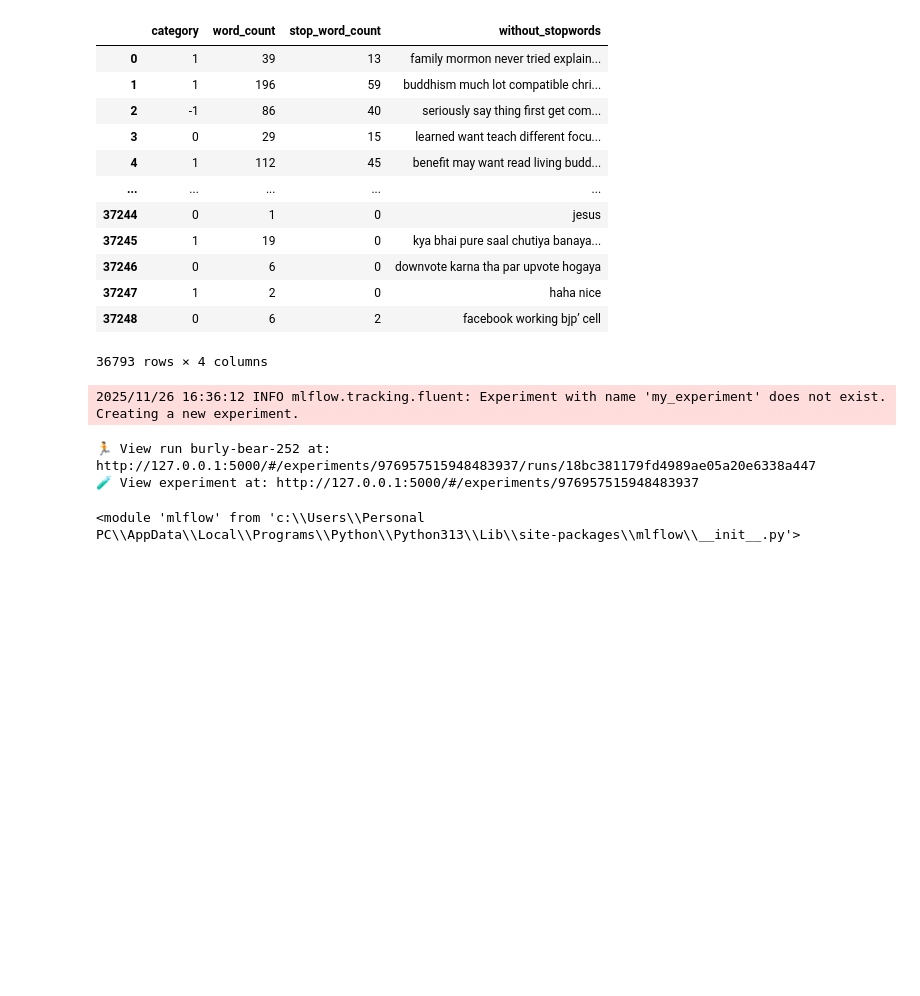
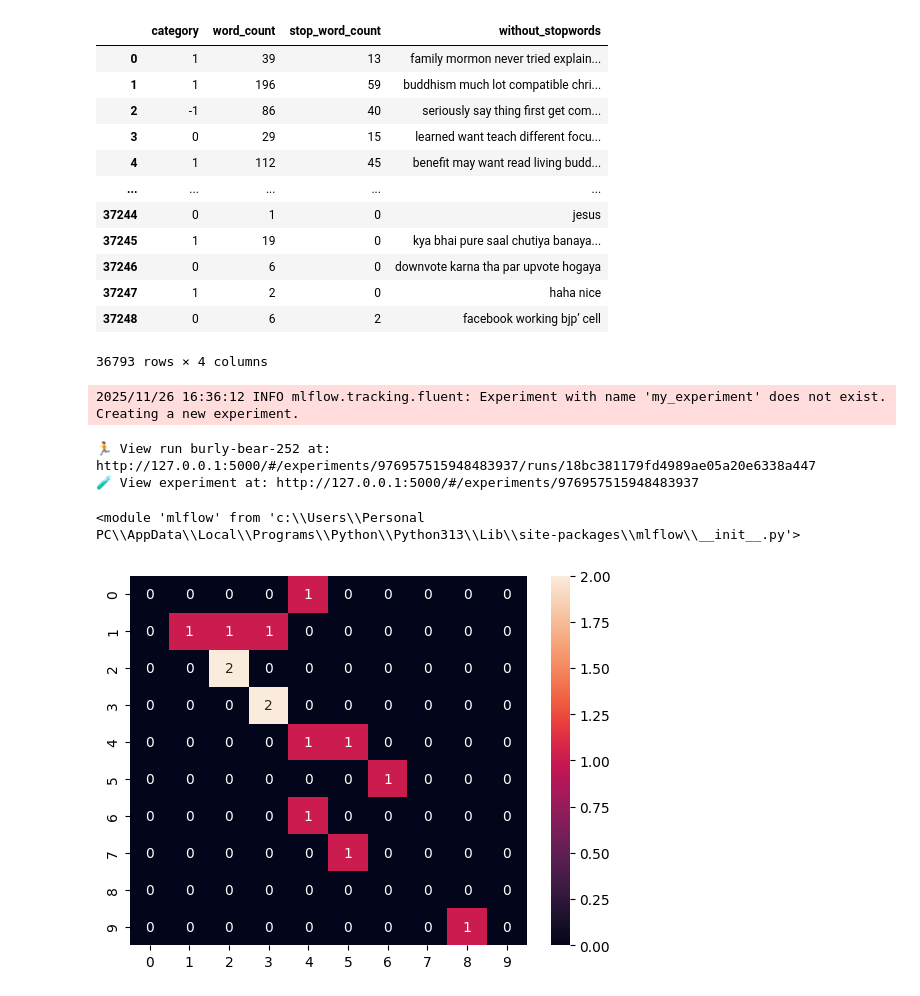
Before and after one commit to raj-coding1/youtube-comment-analysis, a Jupyter notebook: python-boilerplate/notebook/data-preprocess.ipynb, the cells around one changed output. Cells and saved outputs as stored; diff of their text form; code cells hidden in the pictures; blank space fills up the shorter version.

```diff
--- a/python-boilerplate/notebook/data-preprocess.ipynb
+++ b/python-boilerplate/notebook/data-preprocess.ipynb
@@ -468,3 +468,14 @@ with mlflow.start_run():
 mlflow
 # %% [output]
 <module 'mlflow' from 'c:\\Users\\Personal PC\\AppData\\Local\\Programs\\Python\\Python313\\Lib\\site-packages\\mlflow\\__init__.py'>
+# %%
+import seaborn as sns
+import matplotlib.pyplot as plt
+from sklearn.metrics import confusion_matrix
+y_test = [22,3,4,5,3,2,3,4,5,6,6,7,8,9]
+y_pred = [21,3,4,5,5,6,4,4,5,6,7,8,6,7]
+conf_matrix = confusion_matrix(y_test,y_pred)
+sns.heatmap(conf_matrix,annot = True)
+plt.savefig('datadddd/ConfusionMatrix.png')
+# %% [output]
+[figure, added]
```
Also changed, not shown: parts of 1 cell of this notebook, 5 other files.
